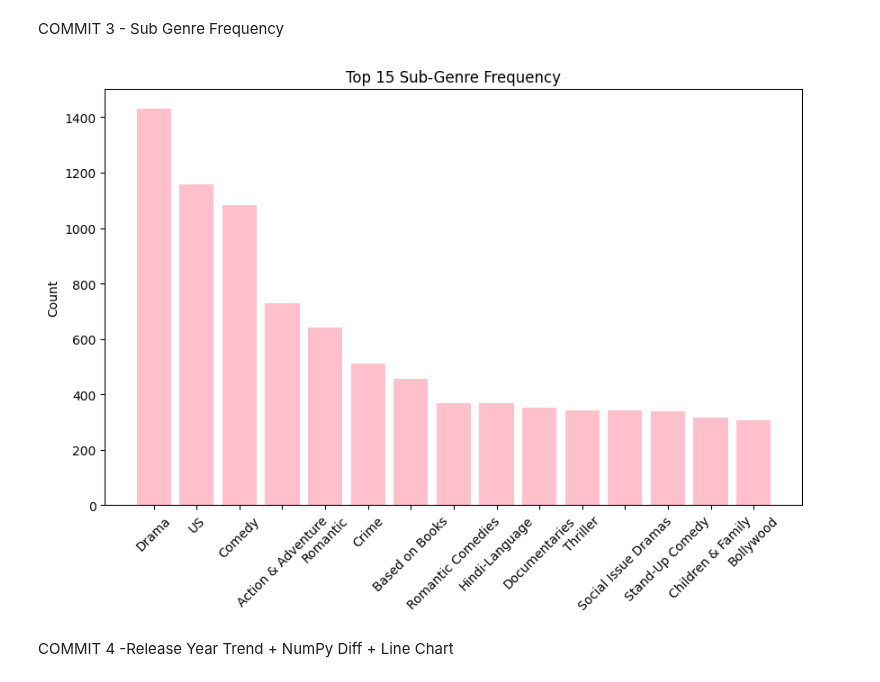
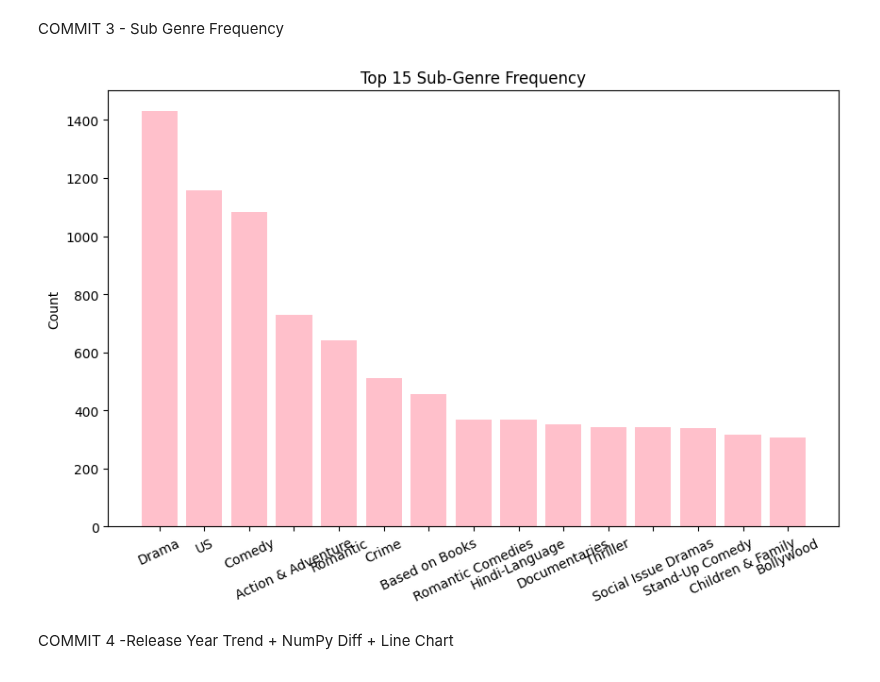
Before and after one commit to ameena0726-ops/Netflix-Analysis, a Jupyter notebook: Netflix_Content_Genre (1).ipynb, the cells around one changed output. Saved outputs shown, nothing was run; the diff lists cells and outputs as text; code cells hidden in the pictures.

```diff
--- a/Netflix_Content_Genre (1).ipynb
+++ b/Netflix_Content_Genre (1).ipynb
@@ -569,23 +605,23 @@ Least Common Genre: Friendship
 # %%
 
 df['Main Genre'] = df['Main Genre'].astype(str).str.strip()
 
 df['Sub Genres'] = df['Sub Genres'].fillna("").astype(str)
 df_genre_expanded = df['Sub Genres'].str.split(',', expand=True)
 sub_genres = df_genre_expanded.stack().str.strip()
 sub_genres = sub_genres[sub_genres != ""]
 
 # Count genre frequency
 genre_counts = sub_genres.value_counts()
 
 plt.figure(figsize=(10,6))
 plt.bar(genre_counts.index[:15], genre_counts.values[:15], color='pink')
-plt.xticks(rotation=45)
+plt.xticks(rotation=25)
 plt.title("Top 15 Sub-Genre Frequency")
 plt.ylabel("Count")
 plt.show()
 # %% [output]
-[figure, old version]
+[figure, new version]
 # %% [markdown]
 COMMIT 4 -Release Year Trend + NumPy Diff + Line Chart
 # %%
```
Also changed, not shown: parts of 16 cells of this notebook.
